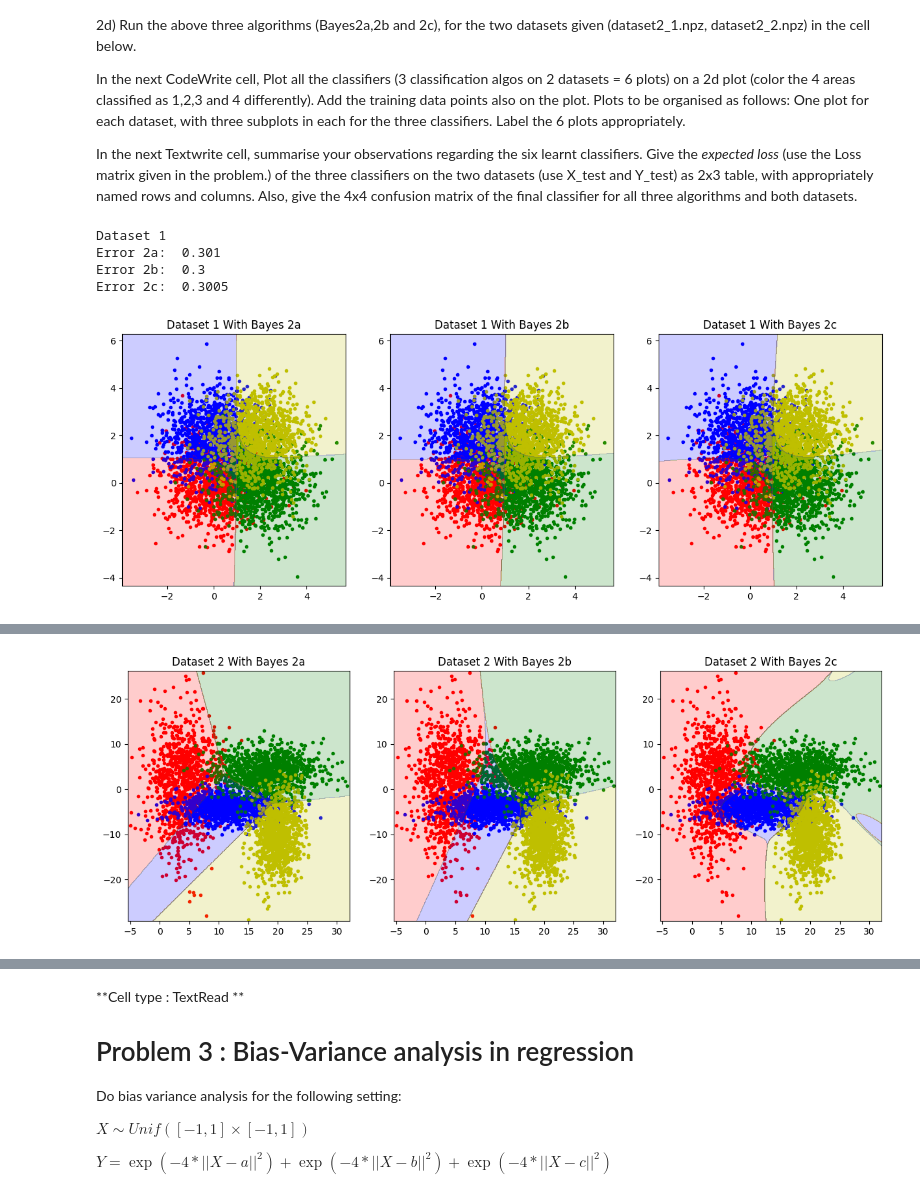
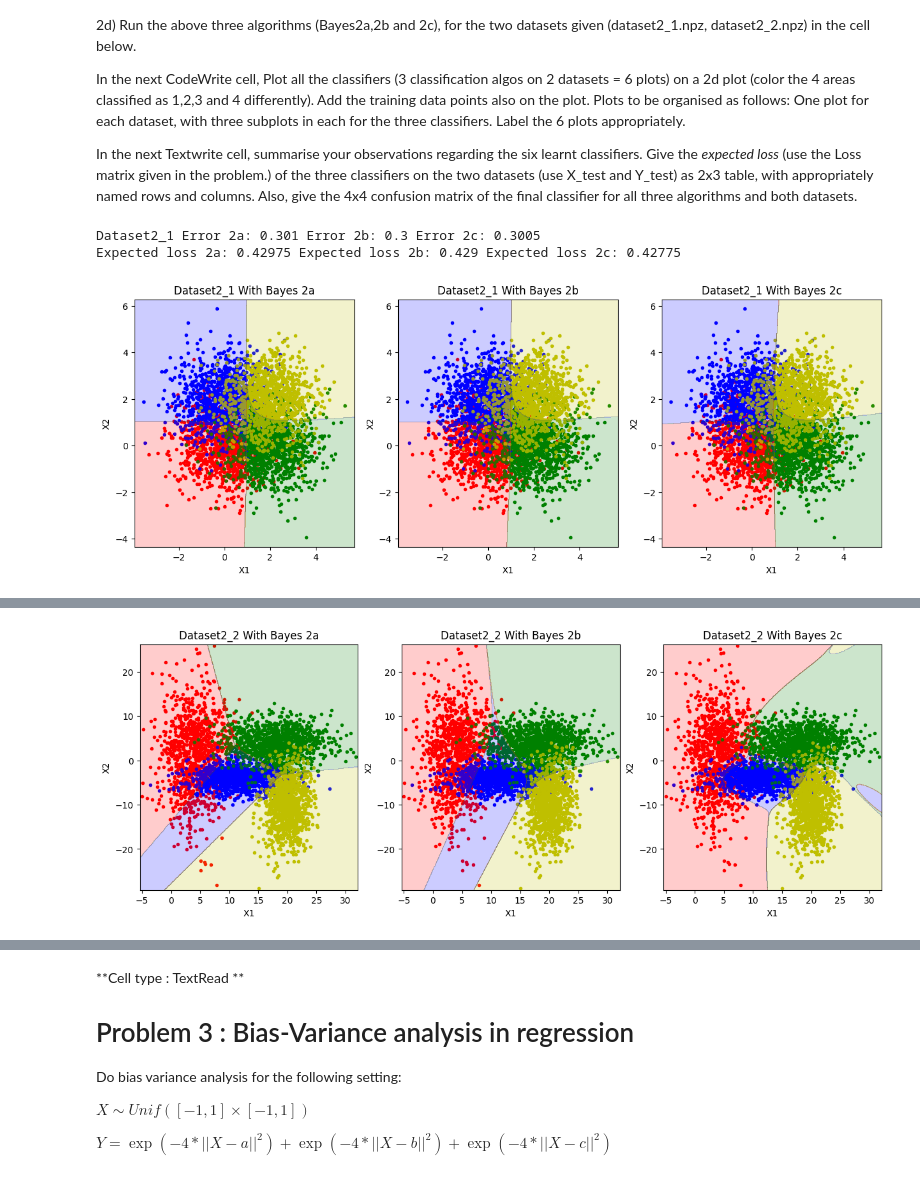
Before and after one commit to bersilin-robert1609/CS5691-PRML, a Jupyter notebook: Assignment-1/ProgAssmt1_student.ipynb, the cells around one changed output, grey strips where cells are left out. Saved outputs shown, nothing was run; the diff lists cells and outputs as text; code cells hidden in the pictures.

```diff
--- a/Assignment-1/ProgAssmt1_student.ipynb
+++ b/Assignment-1/ProgAssmt1_student.ipynb
@@ -365,7 +341,18 @@ $L=\begin{bmatrix} 0 &1 & 2& 3\\ 1 &0 & 1& 2\\ 2 &1 & 0& 1\\ 3 &2 & 1& 0 \end{bm
 
 loss_matrix = np.array([[0, 1, 2, 3], [1, 0, 1, 2], [2, 1, 0, 1], [3, 2, 1, 0]])
 
-def PdfMultivariateGaussian(X, mu, cov):
+def pdf_multivariate_gaussian(X, mu, cov):
+    """Computes the probability density function of the multivariate Gaussian distribution.
+
+    Arguments:
+    X : numpy array of shape (d,)
+    mu: numpy array of shape (d,)
+    cov: numpy array of shape (d,d)
+
+    Returns:
+    p : probability density function of the multivariate Gaussian distribution
+
+    """
     assert(X.shape == mu.shape)
     assert(cov.shape[0] == cov.shape[1])
 
@@ -390,7 +377,6 @@ def Bayes2a(X_train, Y_train, X_test):
     Y_test_pred : {1,2,3,4} numpy array of shape (m,)
 
     """
-
     X_train_arr = [X_train[Y_train == i] for i in range(1, 5)]
     mu_arr = [np.mean(X_train_arr[i], axis=0) for i in range(4)]
     prob_arr = [X_train_arr[i].shape[0]/X_train.shape[0] for i in range(4)]
@@ -402,7 +388,7 @@ def Bayes2a(X_train, Y_train, X_test):
         error = [0, 0, 0, 0]
         for j in range(4):
             for k in range(4):
-                error[j] += loss_matrix[k][j] * prob_arr[k] * PdfMultivariateGaussian(X_test[i], mu_arr[k], cov)
+                error[j] += loss_matrix[k][j] * prob_arr[k] * pdf_multivariate_gaussian(X_test[i], mu_arr[k], cov)
 
         Y_test_pred[i] = np.argmin(error) + 1
 
@@ -438,7 +424,7 @@ def Bayes2b(X_train, Y_train, X_test):
         error = [0, 0, 0, 0]
         for j in range(4):
             for k in range(4):
-                error[j] += loss_matrix[k][j] * prob_arr[k] * PdfMultivariateGaussian(X_test[i], mu_arr[k], cov)
+                error[j] += loss_matrix[k][j] * prob_arr[k] * pdf_multivariate_gaussian(X_test[i], mu_arr[k], cov)
 
         Y_test_pred[i] = np.argmin(error) + 1
 
@@ -474,7 +460,7 @@ def Bayes2c(X_train, Y_train, X_test):
         error = [0, 0, 0, 0]
         for j in range(4):
             for k in range(4):
-                error[j] += loss_matrix[k][j] * prob_arr[k] * PdfMultivariateGaussian(X_test[i], mu_arr[k], cov[k])
+                error[j] += loss_matrix[k][j] * prob_arr[k] * pdf_multivariate_gaussian(X_test[i], mu_arr[k], cov[k])
 
         Y_test_pred[i] = np.argmin(error) + 1
 
@@ -532,6 +518,7 @@ In the next Textwrite cell, summarise your observations regarding the six learnt
 # Cell type : CodeWrite
 # write the code for loading the data, running the three algos, and plotting here.
 # (Use the functions written previously.)
+loss_matrix = np.array([[0, 1, 2, 3], [1, 0, 1, 2], [2, 1, 0, 1], [3, 2, 1, 0]])
 
 def getConfusionMatrix(Y_test, Y_pred):
     confusion_matrix = np.zeros((4, 4), dtype=int)
@@ -541,9 +528,10 @@ def getConfusionMatrix(Y_test, Y_pred):
 
 markers = ['.', '.', '.', '.']
 colors = ['r', 'b', 'g', 'y']
+expected_loss_matrix = []
+confusion_matrix_full = []
 
 for i in range(1, 3):
-    plt.subplots(1, 3, figsize=(15, 5))
     filename = 'dataset2_' + str(i) + '.npz'
     data = np.load(filename)
 
@@ -555,56 +543,77 @@ for i in range(1, 3):
     Y_test_pred2 = Bayes2b(X_train, Y_train, X_test)
     Y_test_pred3 = Bayes2c(X_train, Y_train, X_test)
 
-    print("Dataset " + str(i))
-    print("Error 2a: ", (Y_test.shape[0] - np.sum(Y_test_pred1 == Y_test))/Y_test.shape[0])
-    print("Error 2b: ", (Y_test.shape[0] - np.sum(Y_test_pred2 == Y_test))/Y_test.shape[0])
-    print("Error 2c: ", (Y_test.shape[0] - np.sum(Y_test_pred3 == Y_test))/Y_test.shape[0])
-    # print(getConfusionMatrix(Y_test, Y_test_pred1))
-    # print(getConfusionMatrix(Y_test, Y_test_pred2))
-    # print(getConfusionMatrix(Y_test, Y_test_pred3))
+    print("Dataset2_" + str(i), end="")
+    print(" Error 2a:", (Y_test.shape[0] - np.sum(Y_test_pred1 == Y_test))/Y_test.shape[0], end="")
+    print(" Error 2b:", (Y_test.shape[0] - np.sum(Y_test_pred2 == Y_test))/Y_test.shape[0], end="")
+    print(" Error 2c:", (Y_test.shape[0] - np.sum(Y_test_pred3 == Y_test))/Y_test.shape[0])
+    confusion_matrix = []
+    confusion_matrix.append(getConfusionMatrix(Y_test, Y_test_pred1))
+    confusion_matrix.append(getConfusionMatrix(Y_test, Y_test_pred2))
+    confusion_matrix.append(getConfusionMatrix(Y_test, Y_test_pred3))
+    confusion_matrix_full.append(confusion_matrix)
 
+    expected_loss = [0, 0, 0]
+    for j in range(3):
+        for k in range(4):
+            for l in range(4):
+                expected_loss[j] += confusion_matrix[j][k][l] * loss_matrix[k][l]
+        expected_loss[j] /= Y_test.shape[0]
+    expected_loss_matrix.append(expected_loss)
+
+    print("Expected loss 2a:", expected_loss[0], end="")
+    print(" Expected loss 2b:", expected_loss[1], end="")
+    print(" Expected loss 2c:", expected_loss[2])
+
+    plt.subplots(1, 3, figsize=(15, 5))
     size = 500
     max_X = np.max(X_train[:, 0])
     min_X = np.min(X_train[:, 0])
     max_Y = np.max(X_train[:, 1])
     min_Y = np.min(X_train[:, 1])
+
     X, Y = np.meshgrid(np.linspace(min_X-0.4, max_X+0.4, size), np.linspace(min_Y-0.4, max_Y+0.4, size))
     X_plotter = np.zeros((size**2, 2))
     for j in range(size):
         for k in range(size):
             X_plotter[j*size+k, 0] = X[j, k]
             X_plotter[j*size+k, 1] = Y[j, k]
 
     plt.subplot(1, 3, 1)
-    plt.title("Dataset " + str(i) + " With Bayes 2a")
+    plt.title("Dataset2_" + str(i) + " With Bayes 2a")
     for j in range(4):
         plt.scatter(X_train[Y_train == j+1, 0], X_train[Y_train == j+1, 1], marker=markers[j], color=colors[j])
 
     Z = Bayes2a(X_train, Y_train, X_plotter)
     Z = Z.reshape((size, size))
+    plt.xlabel("X1")
+    plt.ylabel("X2")
     plt.contourf(X, Y, Z, alpha=0.2, colors=['r', 'g', 'b', 'y'])
 
     plt.subplot(1, 3, 2)
-    plt.title("Dataset " + str(i) + " With Bayes 2b")
+    plt.title("Dataset2_" + str(i) + " With Bayes 2b")
     for j in range(4):
         plt.scatter(X_train[Y_train == j+1, 0], X_train[Y_train == j+1, 1], marker=markers[j], color=colors[j])
 
     Z = Bayes2b(X_train, Y_train, X_plotter)
     Z = Z.reshape((size, size))
+    plt.xlabel("X1")
+    plt.ylabel("X2")
     plt.contourf(X, Y, Z, alpha=0.2, colors=['r', 'g', 'b', 'y'])
 
     plt.subplot(1, 3, 3)
-    plt.title("Dataset " + str(i) + " With Bayes 2c")
+    plt.title("Dataset2_" + str(i) + " With Bayes 2c")
     for j in range(4):
         plt.scatter(X_train[Y_train == j+1, 0], X_train[Y_train == j+1, 1], marker=markers[j], color=colors[j])
 
     Z = Bayes2c(X_train, Y_train, X_plotter)
     Z = Z.reshape((size, size))
+    plt.xlabel("X1")
+    plt.ylabel("X2")
     plt.contourf(X, Y, Z, alpha=0.2, colors=['r', 'g', 'b', 'y'])
+
     plt.show()
 # %% [output]
-Dataset 1
-Error 2a:  0.301
-Error 2b:  0.3
-Error 2c:  0.3005
+Dataset2_1 Error 2a: 0.301 Error 2b: 0.3 Error 2c: 0.3005
+Expected loss 2a: 0.42975 Expected loss 2b: 0.429 Expected loss 2c: 0.42775
-[figure, old version]
+[figure, new version]
@@ -615 +622 @@ Error 2c:  0.10575
-[figure, old version]
+[figure, new version]
```
Also changed, not shown: parts of 16 cells of this notebook, 1 other file.
